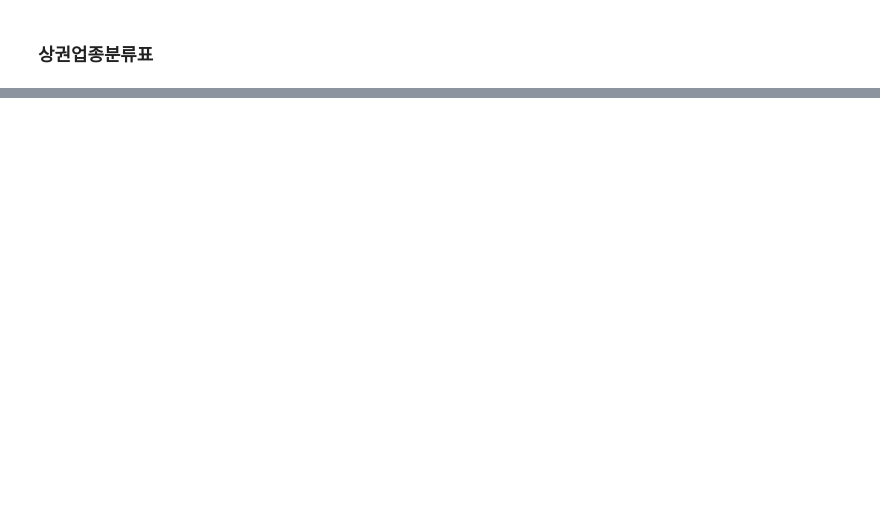
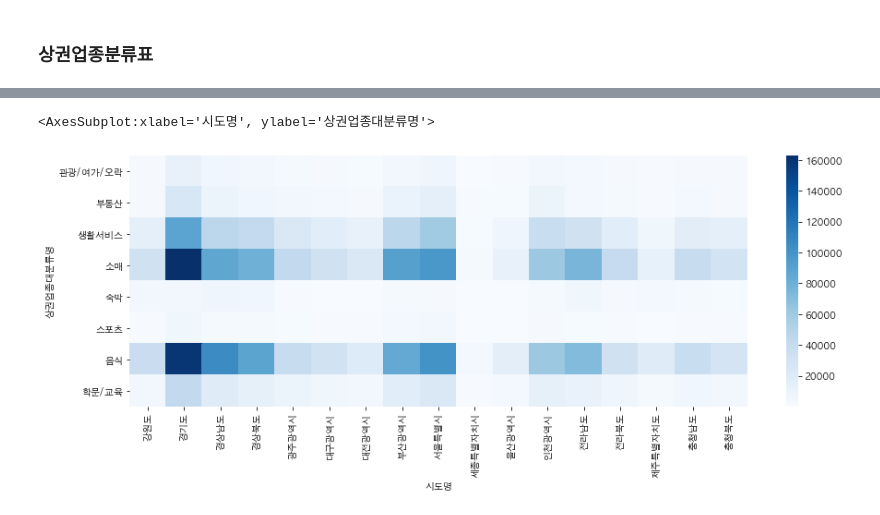
Before and after one commit to limetree-indigo/python-visualization, a Jupyter notebook: 14 상가상권정보분석 및 시각화/14 상가상권정보분석 및 시각화.ipynb, the cells around one changed output, grey strips where cells are left out. Drawn from its saved outputs; the diff is of its cells as text; code cells hidden in the pictures; blank space fills up the shorter version.

```diff
--- a/14 상가상권정보분석 및 시각화/14 상가상권정보분석 및 시각화.ipynb
+++ b/14 상가상권정보분석 및 시각화/14 상가상권정보분석 및 시각화.ipynb
@@ -349,0 +442,8 @@ df_store_class
+# %%
+df_store_pivot = df_store.pivot_table(index='상권업종대분류명',columns='시도명',values='상호명',aggfunc='count')
+# %%
+plt.figure(figsize=(15,5))
+sns.heatmap(df_store_pivot, cmap='Blues')
+# %% [output]
+<AxesSubplot:xlabel='시도명', ylabel='상권업종대분류명'>
+[figure, added]
```
Also changed, not shown: parts of 18 cells of this notebook.
